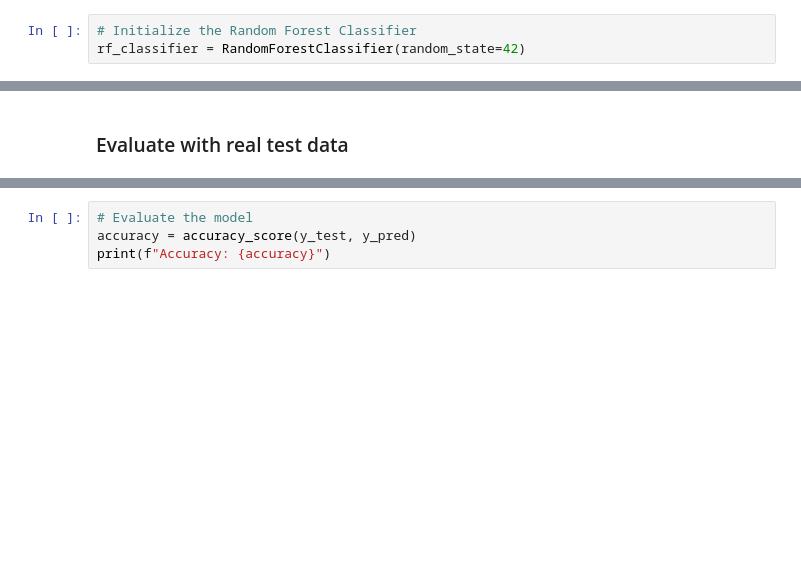
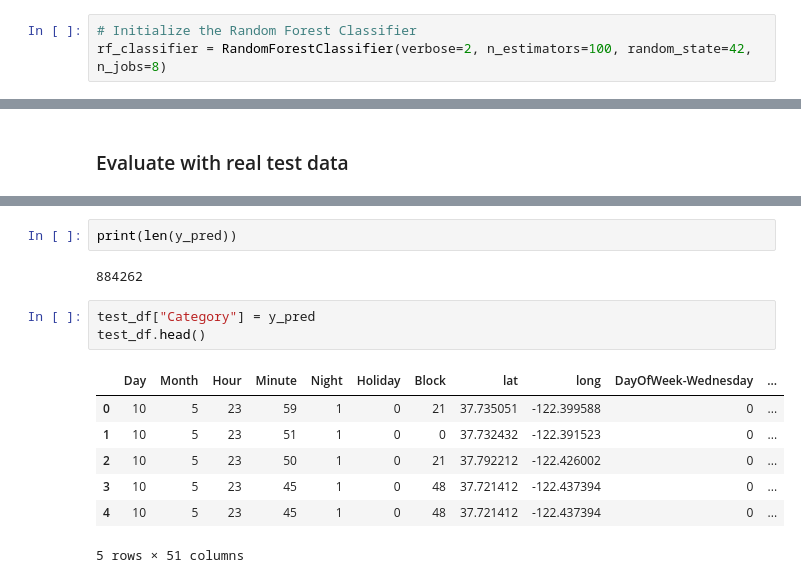
Before and after one commit to hannesharnisch/kaggle-sf-crime, a Jupyter notebook: random-forest.ipynb, the cells around one changed output, grey strips where cells are left out. Drawn from its saved outputs; the diff is of its cells as text; blank space fills up the shorter version.

```diff
--- a/random-forest.ipynb
+++ b/random-forest.ipynb
@@ -42,6 +27,6 @@ Index(['Day', 'Month', 'Year', 'Hour', 'Minute', 'Night', 'Holiday', 'Block',
 # %%
 # Initialize the Random Forest Classifier
-rf_classifier = RandomForestClassifier(random_state=42)
+rf_classifier = RandomForestClassifier(verbose=2, n_estimators=100, random_state=42, n_jobs=8)
 # %%
 # Fitting the model
 rf_classifier.fit(X_train, y_train)
@@ -71,4 +117,15 @@ Feature names must be in the same order as they were in fit.
-# %%
-# Evaluate the model
-accuracy = accuracy_score(y_test, y_pred)
-print(f"Accuracy: {accuracy}")
+# %%
+print(len(y_pred))
+# %% [output]
+884262
+# %%
+test_df["Category"] = y_pred
+test_df.head()
+# %% [output]
+|  | Day | Month | Hour | Minute | Night | Holiday | Block | lat | long | DayOfWeek-Wednesday | ... |
+| 0 | 10 | 5 | 23 | 59 | 1 | 0 | 21 | 37.735051 | -122.399588 | 0 | ... |
+| 1 | 10 | 5 | 23 | 51 | 1 | 0 | 0 | 37.732432 | -122.391523 | 0 | ... |
+| 2 | 10 | 5 | 23 | 50 | 1 | 0 | 21 | 37.792212 | -122.426002 | 0 | ... |
+| 3 | 10 | 5 | 23 | 45 | 1 | 0 | 48 | 37.721412 | -122.437394 | 0 | ... |
+| 4 | 10 | 5 | 23 | 45 | 1 | 0 | 48 | 37.721412 | -122.437394 | 0 | ... |
+5 rows × 51 columns
```
Also changed, not shown: parts of 8 cells of this notebook, 3 other files.
